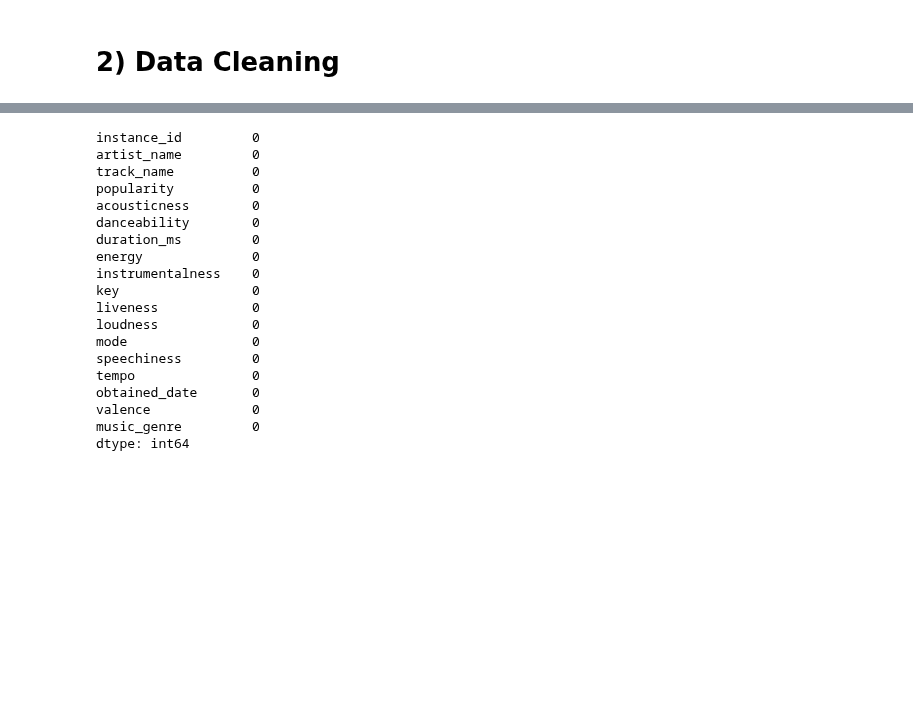
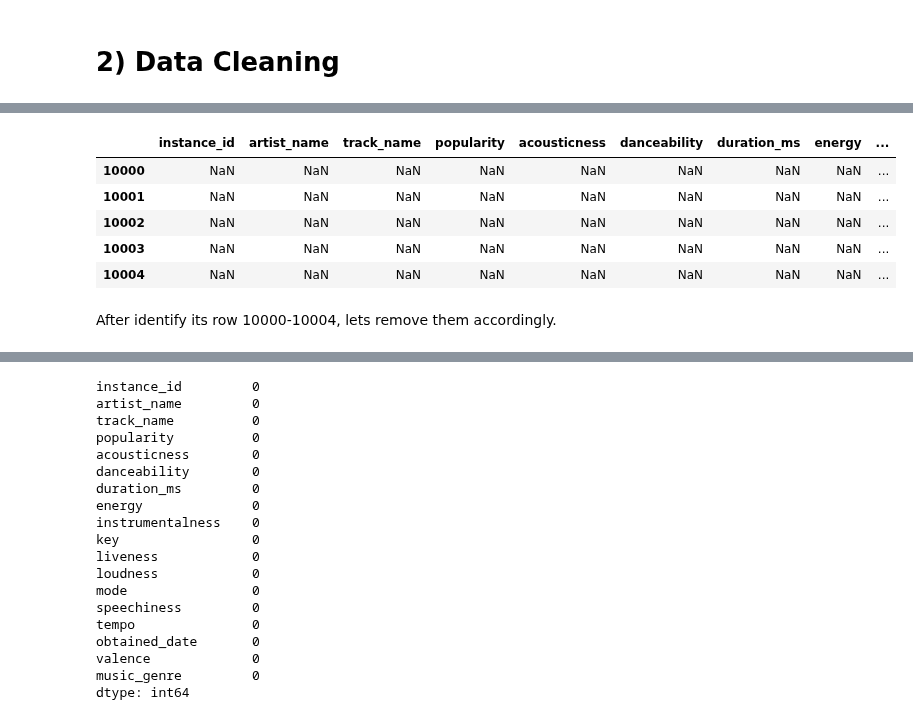
Before and after one commit to tanvi-jain3/SC1015-Song-Genre-Classification, a Jupyter notebook: 1) Loading and viewing dataset and 2) Data Cleaning.ipynb, the cells around one changed output, grey strips where cells are left out. Cells and saved outputs as stored; diff of their text form; code cells hidden in the pictures; blank space fills up the shorter version.

```diff
--- a/1) Loading and viewing dataset and 2) Data Cleaning.ipynb
+++ b/1) Loading and viewing dataset and 2) Data Cleaning.ipynb
@@ -94,0 +66,11 @@ music.drop([10000, 10001, 10002, 10003, 10004], inplace = True)
+# %%
+music[music.isnull().any(axis=1)]
+# %% [output]
+|  | instance_id | artist_name | track_name | popularity | acousticness | danceability | duration_ms | energy | ... |
+| 10000 | NaN | NaN | NaN | NaN | NaN | NaN | NaN | NaN | ... |
+| 10001 | NaN | NaN | NaN | NaN | NaN | NaN | NaN | NaN | ... |
+| 10002 | NaN | NaN | NaN | NaN | NaN | NaN | NaN | NaN | ... |
+| 10003 | NaN | NaN | NaN | NaN | NaN | NaN | NaN | NaN | ... |
+| 10004 | NaN | NaN | NaN | NaN | NaN | NaN | NaN | NaN | ... |
+# %% [markdown]
+After identify its row 10000-10004, lets remove them accordingly.
```
Also changed, not shown: parts of 29 cells of this notebook, 1 other file.
